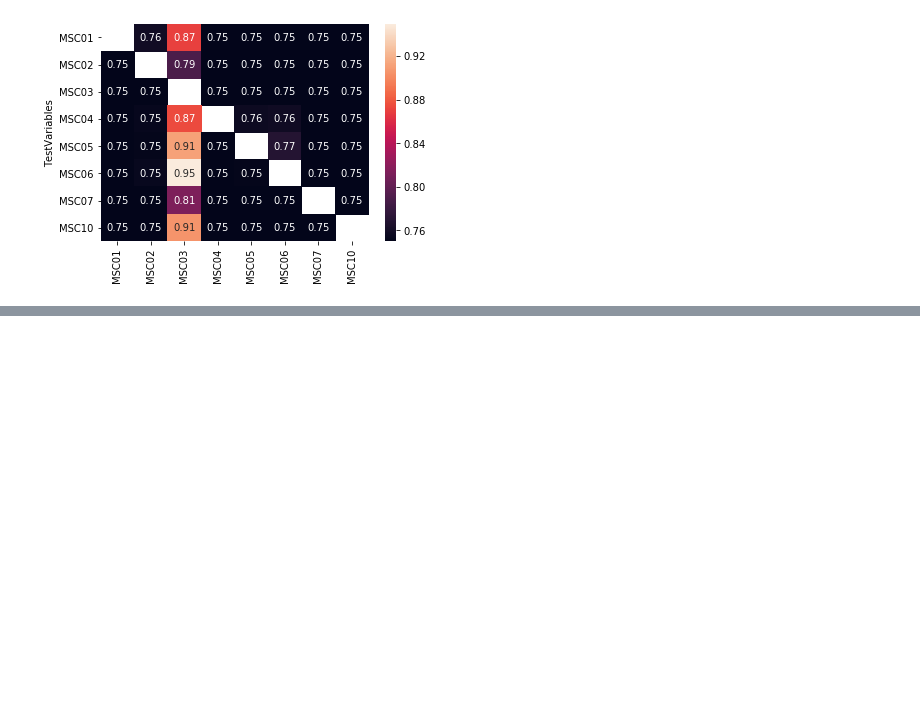
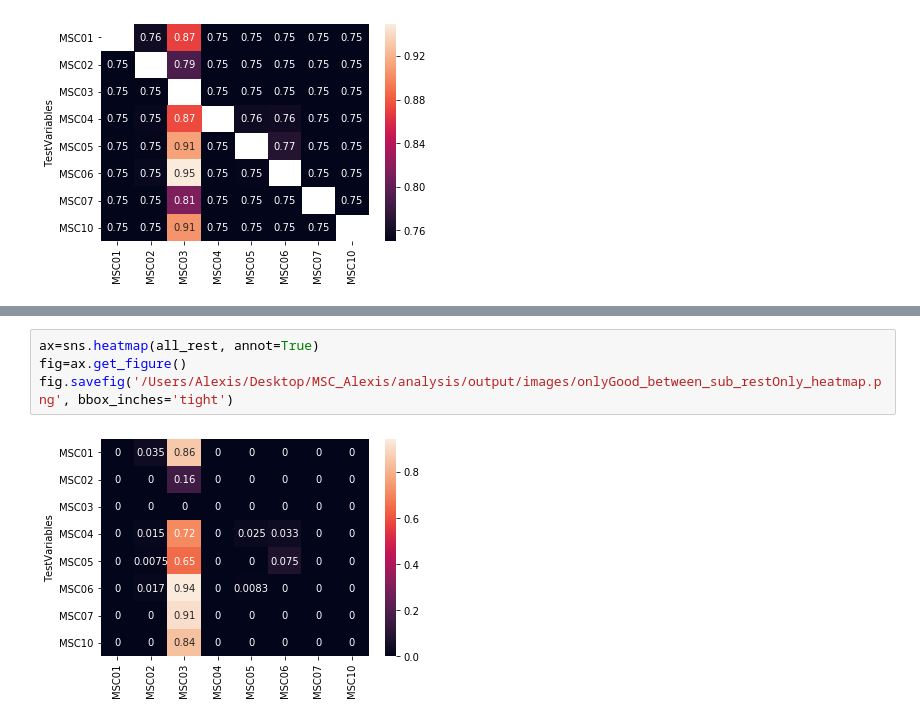
Before and after one commit to GrattonLab/MSC_Alexis, a Jupyter notebook: analysis/code/MVPA/ACC_distributions_DS.ipynb, the cells around one changed output, grey strips where cells are left out. Drawn from its saved outputs; the diff is of its cells as text; blank space fills up the shorter version.

```diff
--- a/analysis/code/MVPA/ACC_distributions_DS.ipynb
+++ b/analysis/code/MVPA/ACC_distributions_DS.ipynb
@@ -372,0 +391,6 @@ fig.savefig('/Users/Alexis/Desktop/MSC_Alexis/analysis/output/images/onlyGood_be
+# %%
+ax=sns.heatmap(all_rest, annot=True)
+fig=ax.get_figure()
+fig.savefig('/Users/Alexis/Desktop/MSC_Alexis/analysis/output/images/onlyGood_between_sub_restOnly_heatmap.png', bbox_inches='tight')
+# %% [output]
+[figure, added]
```
Also changed, not shown: parts of 2 cells of this notebook, 7 other files.
